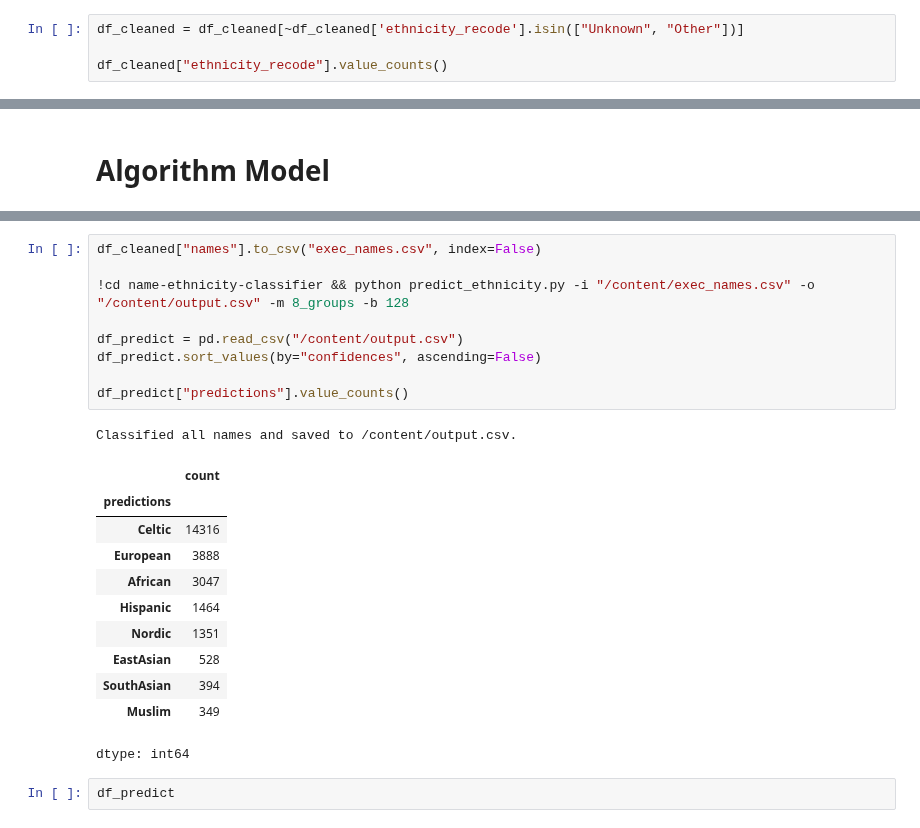
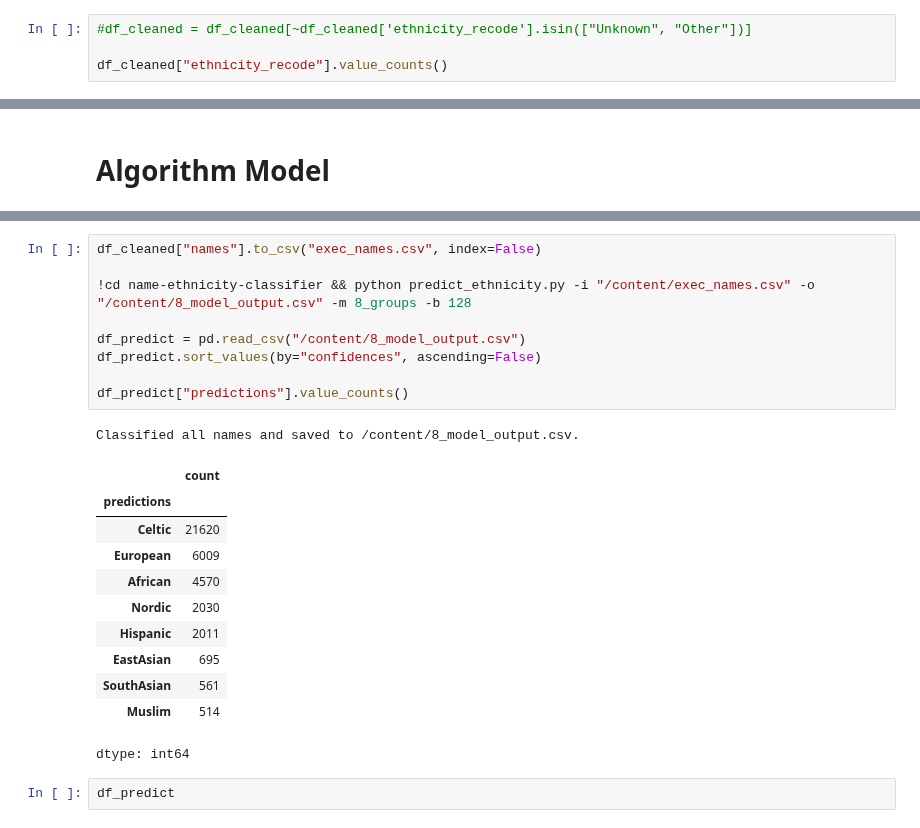
Before and after one commit to YounSooKimTech/Bamboo_Project, a Jupyter notebook: Ethnicity_Classifier_Final.ipynb, the cells around one changed output, grey strips where cells are left out. Drawn from its saved outputs; the diff is of its cells as text.

```diff
--- a/Ethnicity_Classifier_Final.ipynb
+++ b/Ethnicity_Classifier_Final.ipynb
@@ -165,7 +167,7 @@ There are 4734 duplicate(s) in the names column.
 | 294669 | 260434.0 | david | powers | DAVID POWERS | CAUCASIAN | Caucasian | david powers |
 2316 rows × 7 columns
 # %%
-df_cleaned = df_cleaned[~df_cleaned['ethnicity_recode'].isin(["Unknown", "Other"])]
+#df_cleaned = df_cleaned[~df_cleaned['ethnicity_recode'].isin(["Unknown", "Other"])]
 
 df_cleaned["ethnicity_recode"].value_counts()
 # %% [output]
@@ -184,24 +205,24 @@ dtype: int64
 # %%
 df_cleaned["names"].to_csv("exec_names.csv", index=False)
 
-!cd name-ethnicity-classifier && python predict_ethnicity.py -i "/content/exec_names.csv" -o "/content/output.csv" -m 8_groups -b 128
+!cd name-ethnicity-classifier && python predict_ethnicity.py -i "/content/exec_names.csv" -o "/content/8_model_output.csv" -m 8_groups -b 128
 
-df_predict = pd.read_csv("/content/output.csv")
+df_predict = pd.read_csv("/content/8_model_output.csv")
 df_predict.sort_values(by="confidences", ascending=False)
 
 df_predict["predictions"].value_counts()
 # %% [output]
-Classified all names and saved to /content/output.csv.
+Classified all names and saved to /content/8_model_output.csv.
 |  | count |
 | predictions |  |
-| Celtic | 14316 |
-| European | 3888 |
-| African | 3047 |
-| Hispanic | 1464 |
-| Nordic | 1351 |
-| EastAsian | 528 |
-| SouthAsian | 394 |
-| Muslim | 349 |
+| Celtic | 21620 |
+| European | 6009 |
+| African | 4570 |
+| Nordic | 2030 |
+| Hispanic | 2011 |
+| EastAsian | 695 |
+| SouthAsian | 561 |
+| Muslim | 514 |
 dtype: int64
 # %%
 df_predict
```
Also changed, not shown: parts of 16 cells of this notebook.
